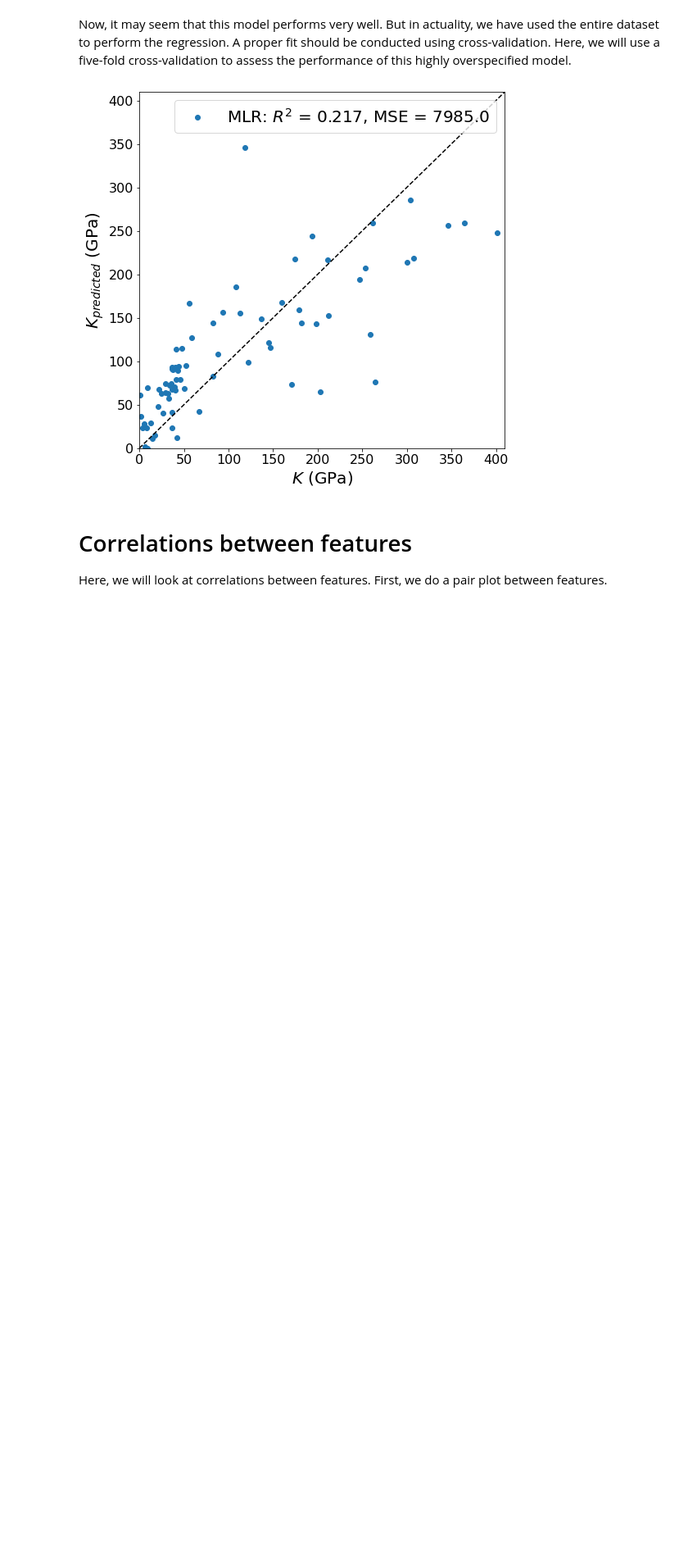
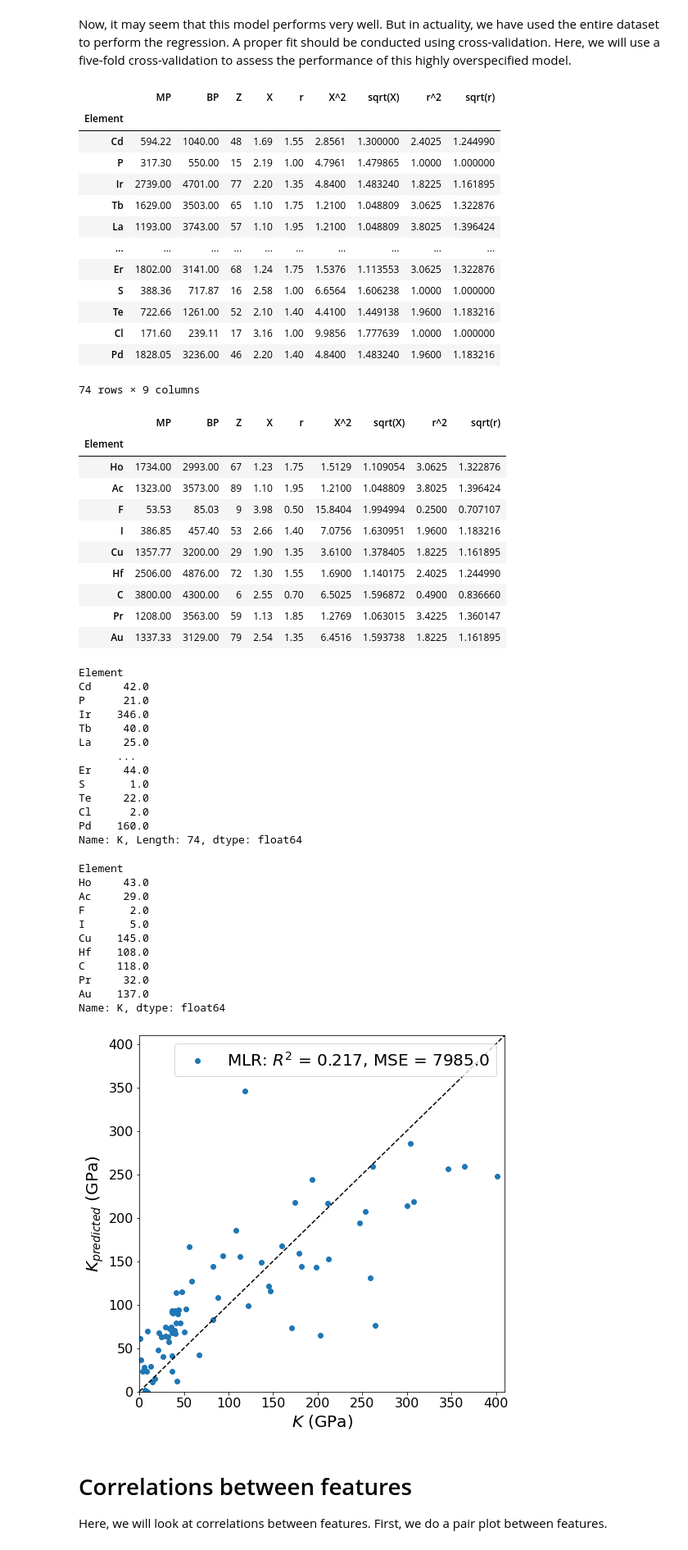
Before and after one commit to materialsvirtuallab/nano281, a Jupyter notebook: lectures/notebooks/Lecture 03 - Linear methods.ipynb, the cells around one changed output. Shown at 82% size. Cells and saved outputs as stored; diff of their text form; code cells hidden in the pictures; blank space fills up the shorter version.

```diff
--- a/lectures/notebooks/Lecture 03 - Linear methods.ipynb
+++ b/lectures/notebooks/Lecture 03 - Linear methods.ipynb
@@ -100,6 +100,64 @@ K = -243.8 + 4.25e-02 MP + 2.76e-02 BP + -2.48e-01 Z + 3.92e+02 X + -3.55e+02 r
 [figure]
 # %% [markdown]
 Now, it may seem that this model performs very well. But in actuality, we have used the entire dataset to perform the regression. A proper fit should be conducted using cross-validation. Here, we will use a five-fold cross-validation to assess the performance of this highly overspecified model.
+# %%
+from sklearn.model_selection import train_test_split
+
+X_train, X_test, y_train, y_test = train_test_split(x, y, test_size=0.10, random_state=42)
+display(X_train)
+display(X_test)
+display(y_train)
+display(y_test)
+# %% [output]
+|  | MP | BP | Z | X | r | X^2 | sqrt(X) | r^2 | sqrt(r) |
+| Element |  |  |  |  |  |  |  |  |  |
+| Cd | 594.22 | 1040.00 | 48 | 1.69 | 1.55 | 2.8561 | 1.300000 | 2.4025 | 1.244990 |
+| P | 317.30 | 550.00 | 15 | 2.19 | 1.00 | 4.7961 | 1.479865 | 1.0000 | 1.000000 |
+| Ir | 2739.00 | 4701.00 | 77 | 2.20 | 1.35 | 4.8400 | 1.483240 | 1.8225 | 1.161895 |
+| Tb | 1629.00 | 3503.00 | 65 | 1.10 | 1.75 | 1.2100 | 1.048809 | 3.0625 | 1.322876 |
+| La | 1193.00 | 3743.00 | 57 | 1.10 | 1.95 | 1.2100 | 1.048809 | 3.8025 | 1.396424 |
+| ... | ... | ... | ... | ... | ... | ... | ... | ... | ... |
+| Er | 1802.00 | 3141.00 | 68 | 1.24 | 1.75 | 1.5376 | 1.113553 | 3.0625 | 1.322876 |
+| S | 388.36 | 717.87 | 16 | 2.58 | 1.00 | 6.6564 | 1.606238 | 1.0000 | 1.000000 |
+| Te | 722.66 | 1261.00 | 52 | 2.10 | 1.40 | 4.4100 | 1.449138 | 1.9600 | 1.183216 |
+| Cl | 171.60 | 239.11 | 17 | 3.16 | 1.00 | 9.9856 | 1.777639 | 1.0000 | 1.000000 |
+| Pd | 1828.05 | 3236.00 | 46 | 2.20 | 1.40 | 4.8400 | 1.483240 | 1.9600 | 1.183216 |
+74 rows × 9 columns
+|  | MP | BP | Z | X | r | X^2 | sqrt(X) | r^2 | sqrt(r) |
+| Element |  |  |  |  |  |  |  |  |  |
+| Ho | 1734.00 | 2993.00 | 67 | 1.23 | 1.75 | 1.5129 | 1.109054 | 3.0625 | 1.322876 |
+| Ac | 1323.00 | 3573.00 | 89 | 1.10 | 1.95 | 1.2100 | 1.048809 | 3.8025 | 1.396424 |
+| F | 53.53 | 85.03 | 9 | 3.98 | 0.50 | 15.8404 | 1.994994 | 0.2500 | 0.707107 |
+| I | 386.85 | 457.40 | 53 | 2.66 | 1.40 | 7.0756 | 1.630951 | 1.9600 | 1.183216 |
+| Cu | 1357.77 | 3200.00 | 29 | 1.90 | 1.35 | 3.6100 | 1.378405 | 1.8225 | 1.161895 |
+| Hf | 2506.00 | 4876.00 | 72 | 1.30 | 1.55 | 1.6900 | 1.140175 | 2.4025 | 1.244990 |
+| C | 3800.00 | 4300.00 | 6 | 2.55 | 0.70 | 6.5025 | 1.596872 | 0.4900 | 0.836660 |
+| Pr | 1208.00 | 3563.00 | 59 | 1.13 | 1.85 | 1.2769 | 1.063015 | 3.4225 | 1.360147 |
+| Au | 1337.33 | 3129.00 | 79 | 2.54 | 1.35 | 6.4516 | 1.593738 | 1.8225 | 1.161895 |
+Element
+Cd     42.0
+P      21.0
+Ir    346.0
+Tb     40.0
+La     25.0
+      ...
+Er     44.0
+S       1.0
+Te     22.0
+Cl      2.0
+Pd    160.0
+Name: K, Length: 74, dtype: float64
+Element
+Ho     43.0
+Ac     29.0
+F       2.0
+I       5.0
+Cu    145.0
+Hf    108.0
+C     118.0
+Pr     32.0
+Au    137.0
+Name: K, dtype: float64
 # %%
 from sklearn.model_selection import cross_val_predict, KFold
 from sklearn.metrics import r2_score
```
Also changed, not shown: parts of 2 cells of this notebook, 2 other files.
